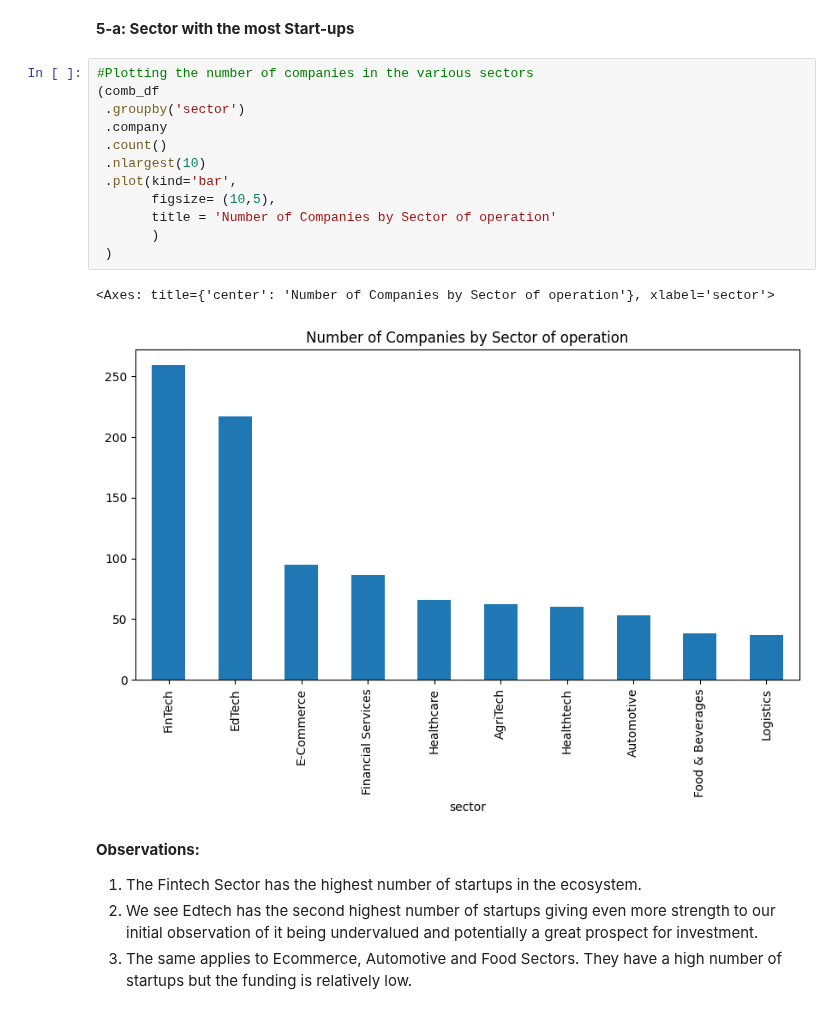
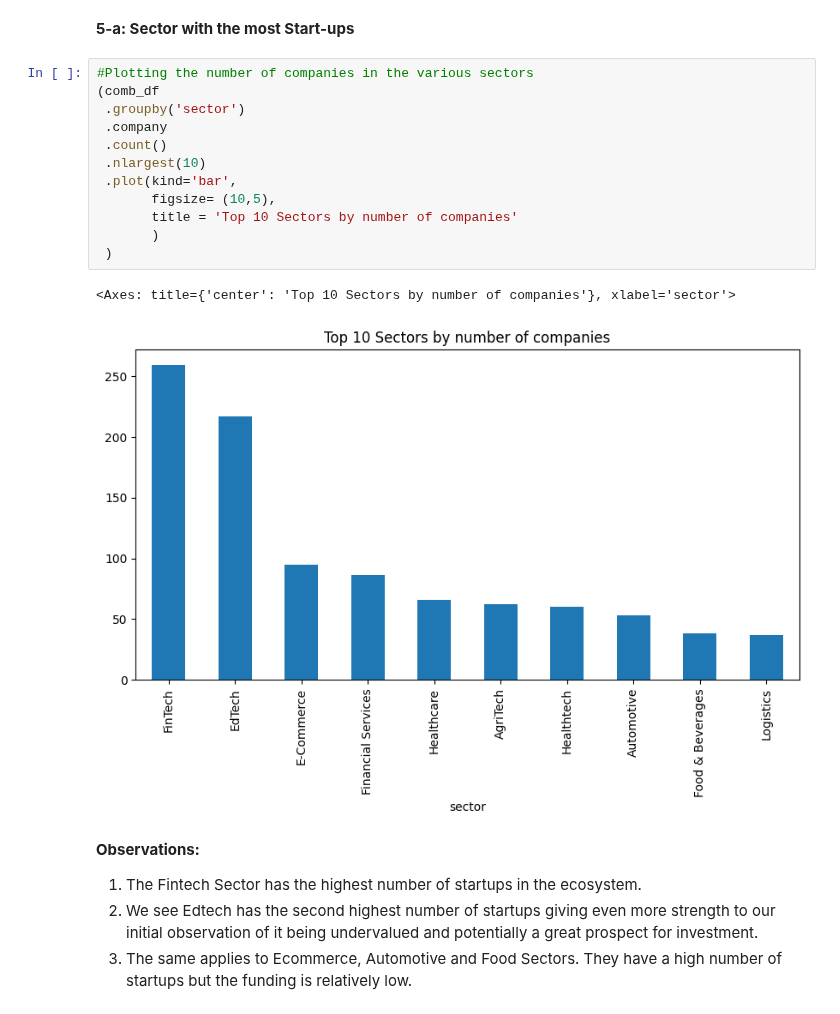
Before and after one commit to Rama-Mwenda/Indian_Ecosystem_Analysis, a Jupyter notebook: Analysis_Notebook.ipynb, the cells around one changed output. Saved outputs shown, nothing was run; the diff lists cells and outputs as text.

```diff
--- a/Analysis_Notebook.ipynb
+++ b/Analysis_Notebook.ipynb
@@ -2374,18 +2369,18 @@ top_inv
 # %%
 #Plotting the number of companies in the various sectors
 (comb_df
  .groupby('sector')
  .company
  .count()
  .nlargest(10)
  .plot(kind='bar',
        figsize= (10,5),
-       title = 'Number of Companies by Sector of operation'
+       title = 'Top 10 Sectors by number of companies'
        )
  )
 # %% [output]
-<Axes: title={'center': 'Number of Companies by Sector of operation'}, xlabel='sector'>
+<Axes: title={'center': 'Top 10 Sectors by number of companies'}, xlabel='sector'>
-[figure, old version]
+[figure, new version]
 # %% [markdown]
 **Observations:**
 1. The Fintech Sector has the highest number of startups in the ecosystem.
```
Also changed, not shown: parts of 12 cells of this notebook, 1 other file.
